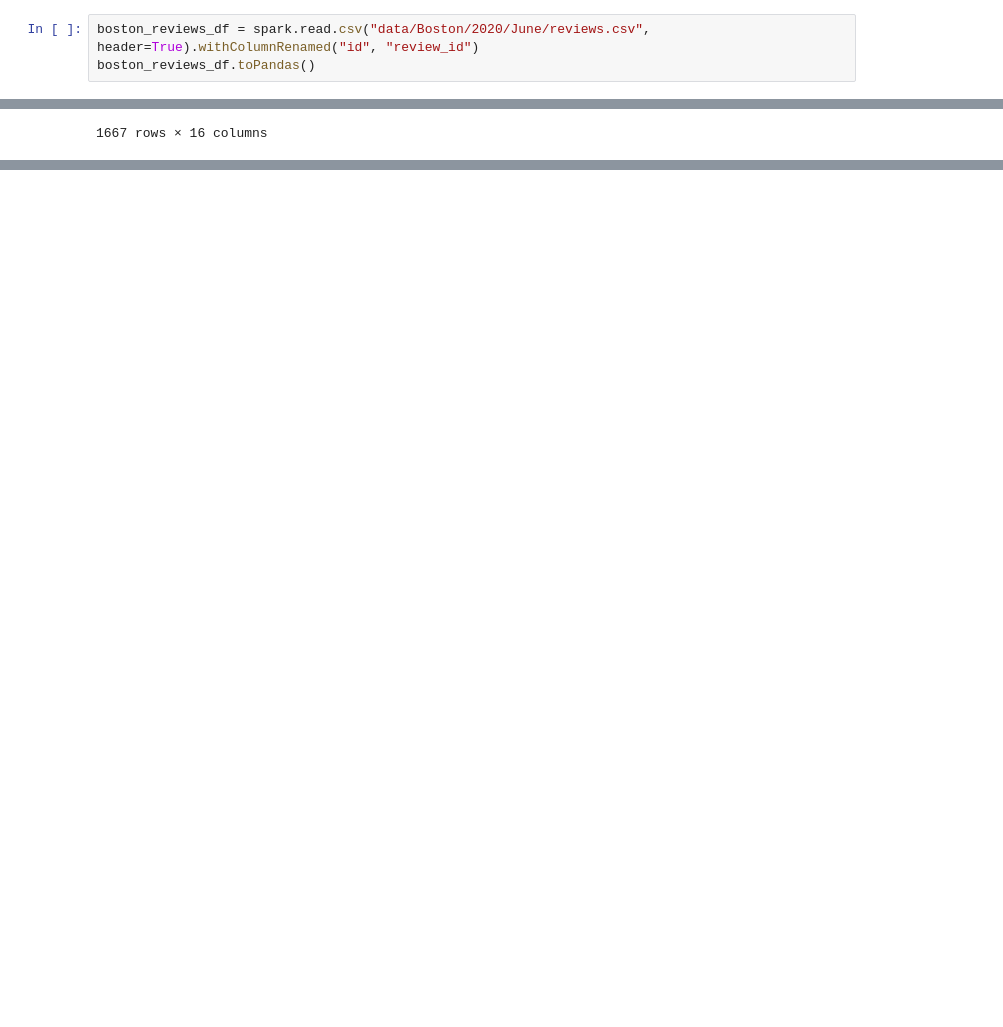
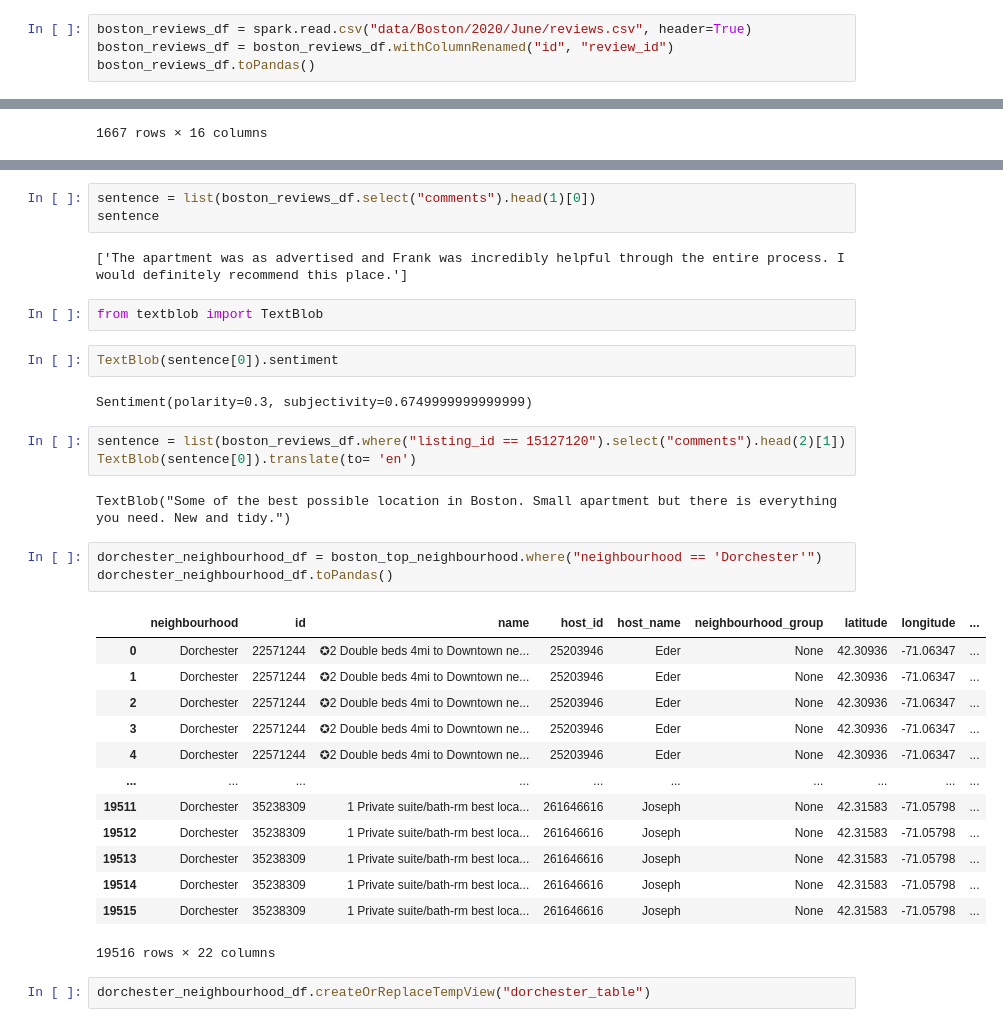
Before and after one commit to aditya-prasad-projects/Airbnb, a Jupyter notebook: test.ipynb, the cells around one changed output, grey strips where cells are left out. Cells and saved outputs as stored; diff of their text form; blank space fills up the shorter version.

```diff
--- a/test.ipynb
+++ b/test.ipynb
@@ -11,7 +11,8 @@ spark = SparkSession\
         .master("local")\
         .getOrCreate()
 # %%
-boston_reviews_df = spark.read.csv("data/Boston/2020/June/reviews.csv", header=True).withColumnRenamed("id", "review_id")
+boston_reviews_df = spark.read.csv("data/Boston/2020/June/reviews.csv", header=True)
+boston_reviews_df = boston_reviews_df.withColumnRenamed("id", "review_id")
 boston_reviews_df.toPandas()
 # %% [output]
 |  | listing_id | review_id | date | reviewer_id | reviewer_name | comments |
@@ -104,0 +141,35 @@ boston_top_neighbourhood.toPandas()
+# %%
+sentence = list(boston_reviews_df.select("comments").head(1)[0])
+sentence
+# %% [output]
+['The apartment was as advertised and Frank was incredibly helpful through the entire process. I would definitely recommend this place.']
+# %%
+from textblob import TextBlob
+# %%
+TextBlob(sentence[0]).sentiment
+# %% [output]
+Sentiment(polarity=0.3, subjectivity=0.6749999999999999)
+# %%
+sentence = list(boston_reviews_df.where("listing_id == 15127120").select("comments").head(2)[1])
+TextBlob(sentence[0]).translate(to= 'en')
+# %% [output]
+TextBlob("Some of the best possible location in Boston. Small apartment but there is everything you need. New and tidy.")
+# %%
+dorchester_neighbourhood_df = boston_top_neighbourhood.where("neighbourhood == 'Dorchester'")
+dorchester_neighbourhood_df.toPandas()
+# %% [output]
+|  | neighbourhood | id | name | host_id | host_name | neighbourhood_group | latitude | longitude | ... |
+| 0 | Dorchester | 22571244 | ✪2 Double beds 4mi to Downtown ne... | 25203946 | Eder | None | 42.30936 | -71.06347 | ... |
+| 1 | Dorchester | 22571244 | ✪2 Double beds 4mi to Downtown ne... | 25203946 | Eder | None | 42.30936 | -71.06347 | ... |
+| 2 | Dorchester | 22571244 | ✪2 Double beds 4mi to Downtown ne... | 25203946 | Eder | None | 42.30936 | -71.06347 | ... |
+| 3 | Dorchester | 22571244 | ✪2 Double beds 4mi to Downtown ne... | 25203946 | Eder | None | 42.30936 | -71.06347 | ... |
+| 4 | Dorchester | 22571244 | ✪2 Double beds 4mi to Downtown ne... | 25203946 | Eder | None | 42.30936 | -71.06347 | ... |
+| ... | ... | ... | ... | ... | ... | ... | ... | ... | ... |
+| 19511 | Dorchester | 35238309 | 1 Private suite/bath-rm best loca... | 261646616 | Joseph | None | 42.31583 | -71.05798 | ... |
+| 19512 | Dorchester | 35238309 | 1 Private suite/bath-rm best loca... | 261646616 | Joseph | None | 42.31583 | -71.05798 | ... |
+| 19513 | Dorchester | 35238309 | 1 Private suite/bath-rm best loca... | 261646616 | Joseph | None | 42.31583 | -71.05798 | ... |
+| 19514 | Dorchester | 35238309 | 1 Private suite/bath-rm best loca... | 261646616 | Joseph | None | 42.31583 | -71.05798 | ... |
+| 19515 | Dorchester | 35238309 | 1 Private suite/bath-rm best loca... | 261646616 | Joseph | None | 42.31583 | -71.05798 | ... |
+19516 rows × 22 columns
+# %%
+dorchester_neighbourhood_df.createOrReplaceTempView("dorchester_table")
```
Also changed, not shown: parts of 8 cells of this notebook, 1 other file.
